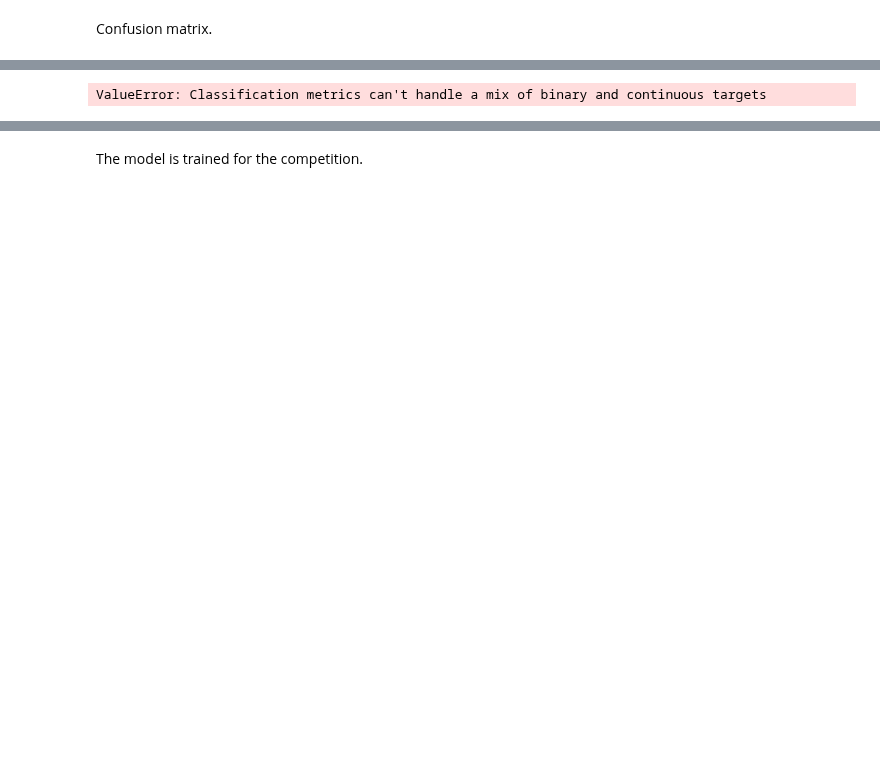
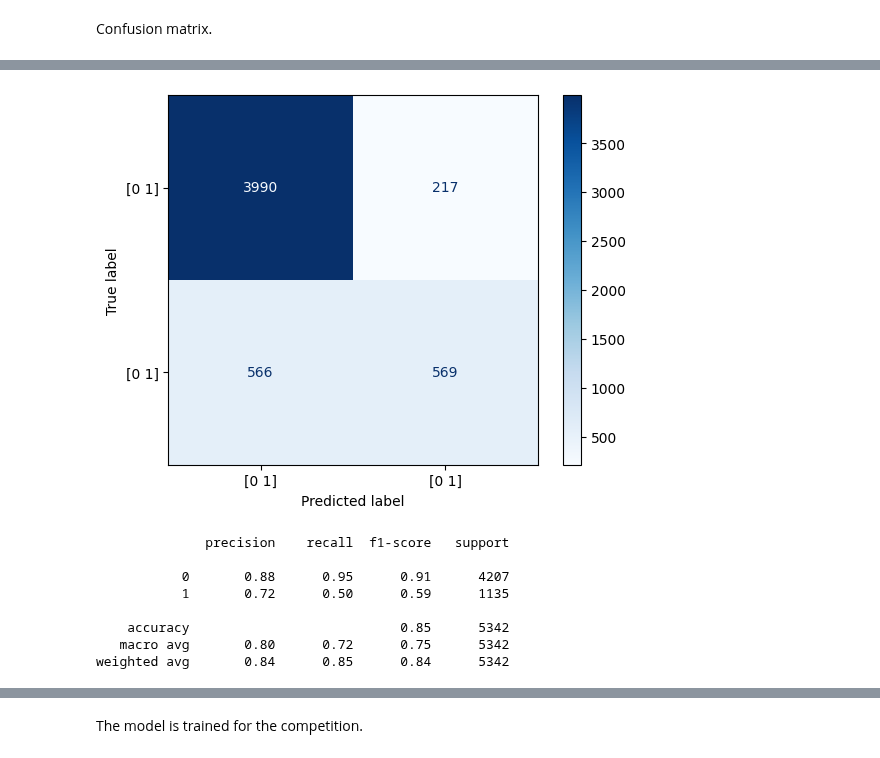
Before and after one commit to SERGI0HERREROS/MachineLearning, a Jupyter notebook: best_models/HistGradientBoosting.ipynb, the cells around one changed output, grey strips where cells are left out. Saved outputs shown, nothing was run; the diff lists cells and outputs as text; code cells hidden in the pictures; blank space fills up the shorter version.

```diff
--- a/best_models/HistGradientBoosting.ipynb
+++ b/best_models/HistGradientBoosting.ipynb
@@ -159,2 +162,5 @@ fig.tight_layout()
 # %% [markdown]
 Confusion matrix.
+# %%
+preds_no_proba = estimators.predict(X_test)
+preds
@@ -160,0 +182,10 @@ Confusion matrix.
+# %%
+y_preds_no_proba = pd.DataFrame(
+    {
+        'h1n1_vaccine': preds_no_proba[:, 0],
+        'seasonal_vaccine': preds_no_proba[:, 1],
+    },
+    index=y_test.index
+)
+print('y_preds.shape:', y_preds_no_proba.shape)
+y_preds_no_proba.head()
@@ -161,13 +201,21 @@ Confusion matrix.
 # %%
 # h1n1_vaccine
-cm = metrics.confusion_matrix(y_test['h1n1_vaccine'], y_preds['h1n1_vaccine'])
+cm = metrics.confusion_matrix(y_test['h1n1_vaccine'], y_preds_no_proba['h1n1_vaccine'])
 disp = metrics.ConfusionMatrixDisplay(confusion_matrix=cm, display_labels=estimators.classes_)
 disp.plot(cmap=plt.cm.Blues)
 plt.show()
 
 # Print the classification report
-print(metrics.classification_report(y_test['h1n1_vaccine'], y_preds['h1n1_vaccine']))
+print(metrics.classification_report(y_test['h1n1_vaccine'], y_preds_no_proba['h1n1_vaccine']))
 # %% [output]
+[figure, added]
-ValueError: Classification metrics can't handle a mix of binary and continuous targets
+              precision    recall  f1-score   support
+
+           0       0.88      0.95      0.91      4207
+           1       0.72      0.50      0.59      1135
+
+    accuracy                           0.85      5342
+   macro avg       0.80      0.72      0.75      5342
+weighted avg       0.84      0.85      0.84      5342
 # %%
 
```
Also changed, not shown: parts of 11 cells of this notebook, 2 other files.
